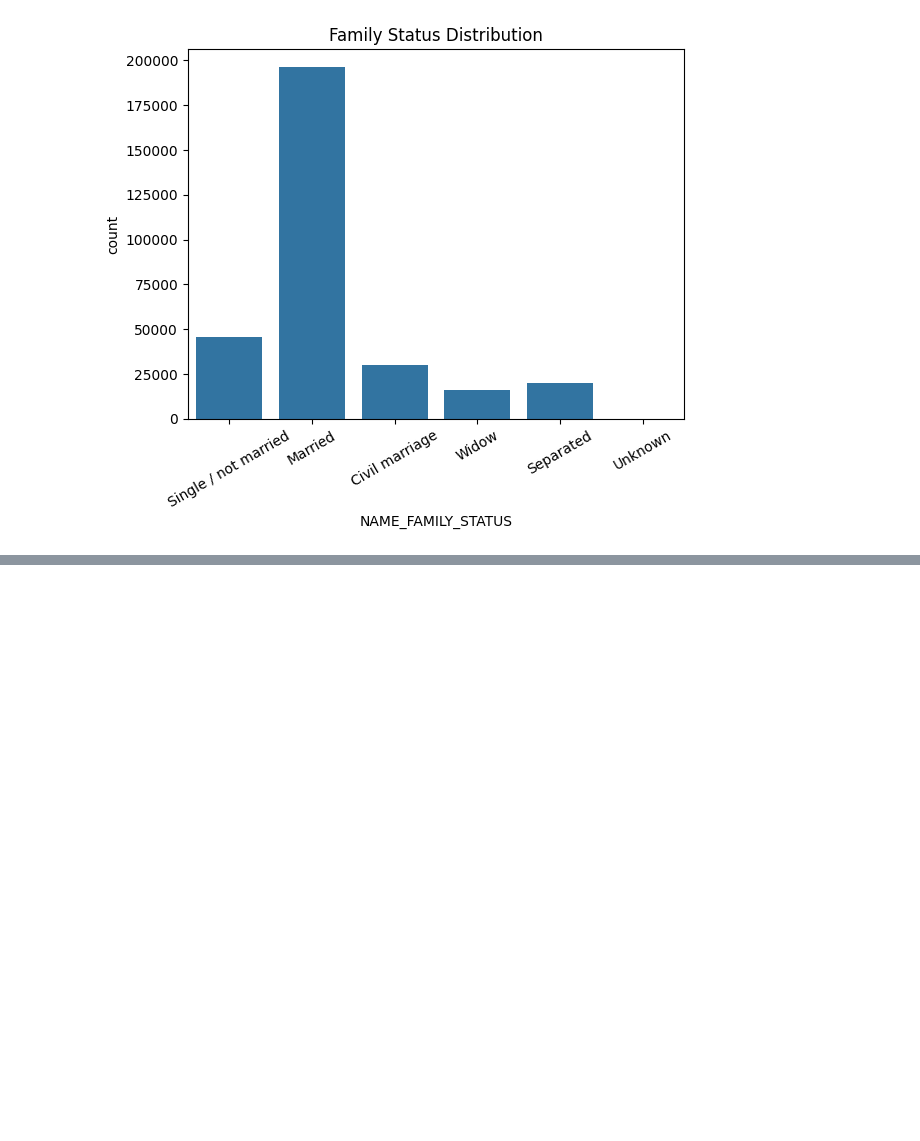
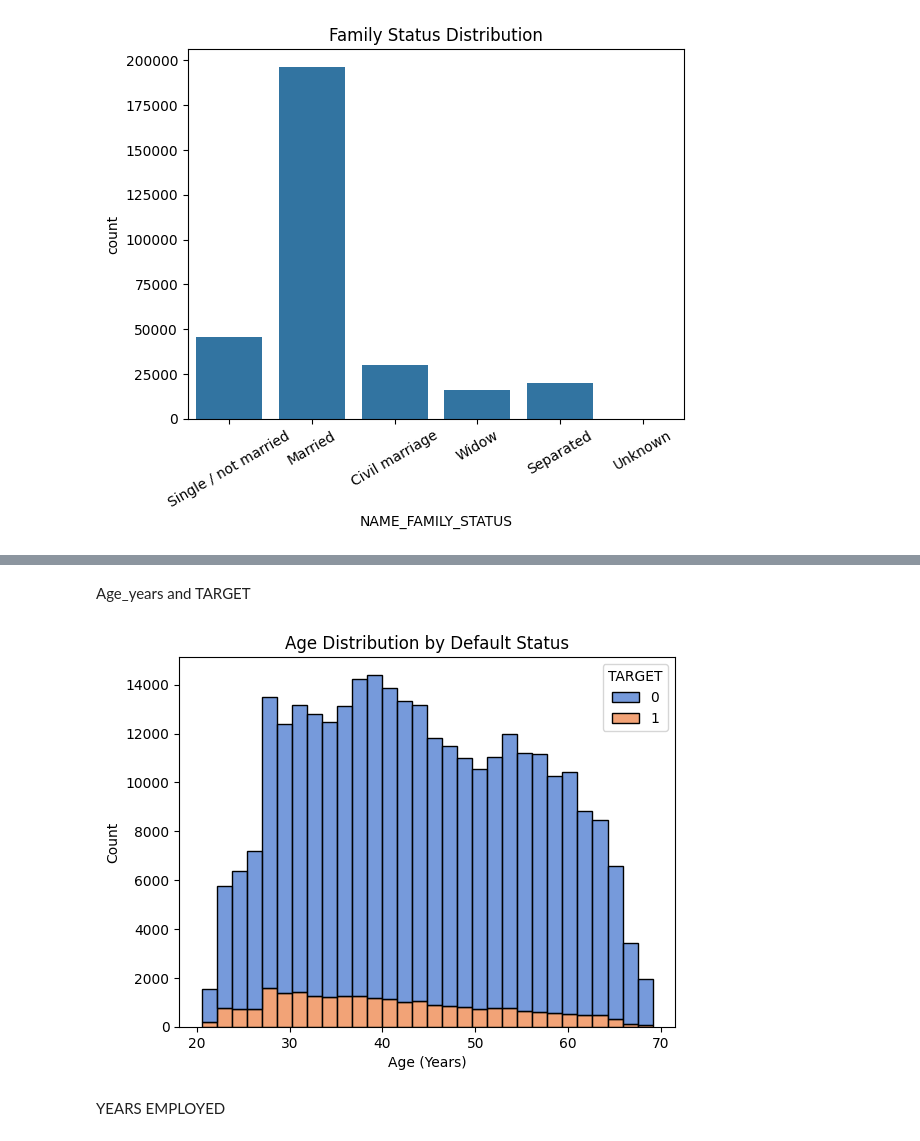
Before and after one commit to atharva3428/home-credit-analysis, a Jupyter notebook: analysis.ipynb, the cells around one changed output, grey strips where cells are left out. Cells and saved outputs as stored; diff of their text form; code cells hidden in the pictures; blank space fills up the shorter version.

```diff
--- a/analysis.ipynb
+++ b/analysis.ipynb
@@ -198,0 +214,12 @@ plt.show()
+# %% [markdown]
+Age_years and TARGET
+# %%
+sns.histplot(data=df, x='AGE_YEAR', hue='TARGET', bins=30, multiple='stack', palette='muted')
+plt.title('Age Distribution by Default Status')
+plt.xlabel('Age (Years)')
+plt.ylabel('Count')
+plt.show()
+# %% [output]
+[figure, added]
+# %% [markdown]
+YEARS EMPLOYED
```
Also changed, not shown: parts of 14 cells of this notebook.
